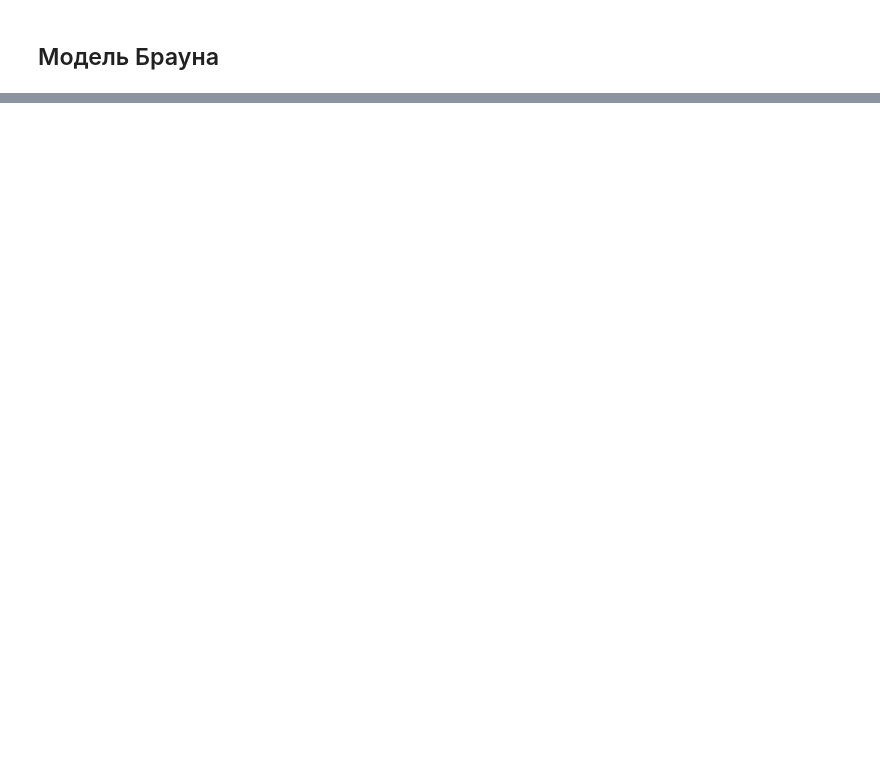
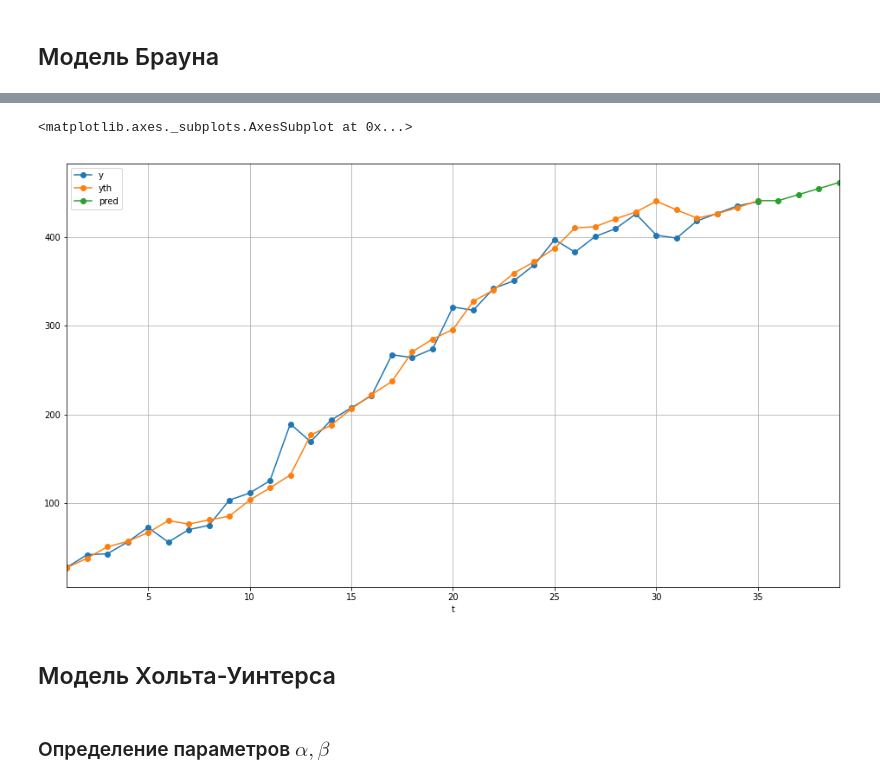
Before and after one commit to KnsRoo/DiscriminantAnalysis, a Jupyter notebook: rgr/DataSeries Analysis.ipynb, the cells around one changed output, grey strips where cells are left out. Drawn from its saved outputs; the diff is of its cells as text; code cells hidden in the pictures; blank space fills up the shorter version.

Commit message:
add models

```diff
--- a/rgr/DataSeries Analysis.ipynb
+++ b/rgr/DataSeries Analysis.ipynb
@@ -146,0 +69,17 @@ data.plot(x = 't', y = ['y','yth', 'pred'], figsize=(16, 9), grid = True, marker
+# %%
+y = data.iloc[:, 1]
+yth = []
+e = []
+yth.append(sum([a0,a1]))
+e.append(y[0]-yth[0])
+e_appr = []
+print(yth, e)
+for i in range(1,len(y)):
+    a0 = a0 + a1 + (1- beta**2)*e[i-1]
+    a1 = a1 + (1 - beta)**2*e[i-1]
+    yi = sum([a0,a1])
+    yth.append(yi)
+    e.append(y[i]-yi)
+
+for i in range(0,len(y)):
+    e_appr.append(abs(e[i])/y[i])
@@ -146,0 +88,6 @@ data.plot(x = 't', y = ['y','yth', 'pred'], figsize=(16, 9), grid = True, marker
+# %%
+brown_model = data.copy()
+brown_model.insert(2, 'yth', yth)
+brown_model.insert(3, 'e', e)
+brown_model.insert(4, 'e_appr', e_appr)
+HTML(brown_model.to_html(index = False))
@@ -146,0 +141,6 @@ data.plot(x = 't', y = ['y','yth', 'pred'], figsize=(16, 9), grid = True, marker
+# %%
+p = []
+for i in range(1,TAU+1):
+    yi = a0+a1*i
+    p.append(yi)
+print(p)
@@ -146,0 +149,5 @@ data.plot(x = 't', y = ['y','yth', 'pred'], figsize=(16, 9), grid = True, marker
+# %%
+for index, item in enumerate(p):
+    brown_model = brown_model.append({'t': 1+index+len(data['t']), 'pred': item}, ignore_index = True)
+brown_model.loc[len(data['t'])-1, 'pred'] = brown_model.loc[len(data['t'])-1,'yth']
+HTML(brown_model.to_html(index=False))
@@ -146,0 +172,9 @@ data.plot(x = 't', y = ['y','yth', 'pred'], figsize=(16, 9), grid = True, marker
+# %%
+brown_model.plot(x = 't', y = ['y','yth', 'pred'], figsize=(16, 9), grid = True, marker='o')
+# %% [output]
+<matplotlib.axes._subplots.AxesSubplot at 0x...>
+[figure, added]
+# %% [markdown]
+## Модель Хольта-Уинтерса
+# %% [markdown]
+### Определение параметров $\alpha, \beta$
```
Also changed, not shown: parts of 58 cells of this notebook.
